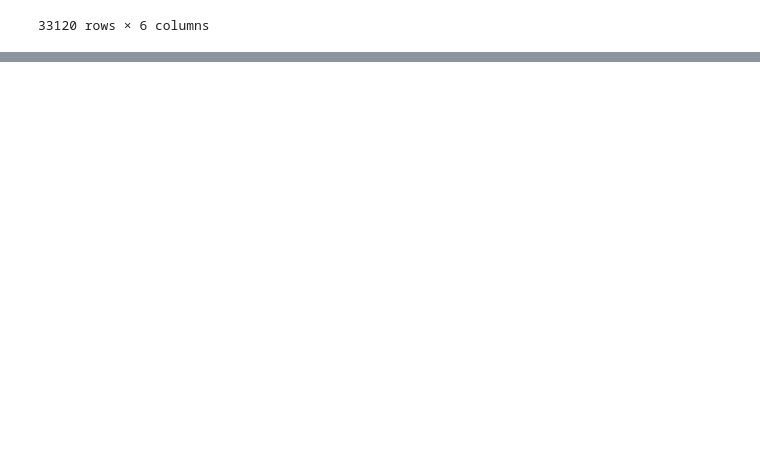
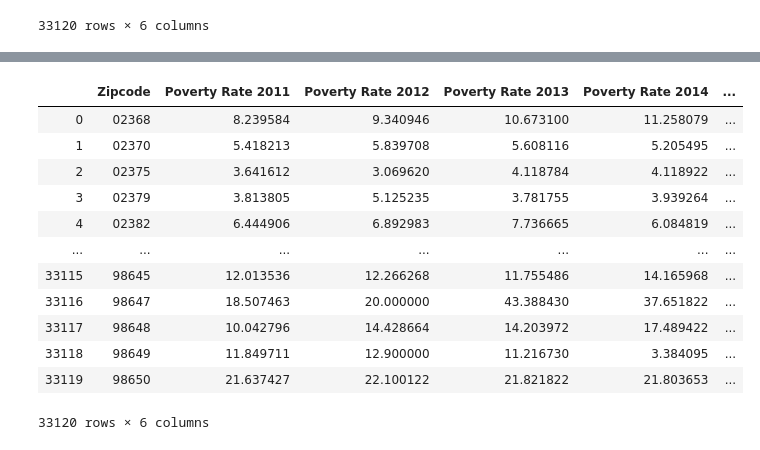
Before and after one commit to bugbhm/Project_1_group4, a Jupyter notebook: Project 1 - Hailey.ipynb, the cells around one changed output, grey strips where cells are left out. Saved outputs shown, nothing was run; the diff lists cells and outputs as text; code cells hidden in the pictures; blank space fills up the shorter version.

```diff
--- a/Project 1 - Hailey.ipynb
+++ b/Project 1 - Hailey.ipynb
@@ -67,10 +69,12 @@ census_2012 = census_2012.rename(columns={"B25064_001E": "Median Rent+Utilities
 #add in unemployment rate
 census_2012['Unemployment Rate 2012'] = census_2012['# Unemployed 2012'] / census_2012['Total Population 2012'] *100
 
+#add in Poverty rate
+census_2012['Poverty Rate 2012'] = census_2012['Poverty Count 2012'] / census_2012['Total Population 2012'] *100
 
 # Final DataFrame
 census_2012 = census_2012[["Zipcode", "Total Population 2012", "Household Income 2012",
-                       "Median Rent+Utilities 2012", "# Unemployed 2012", "Unemployment Rate 2012"]]
+                       "Median Rent+Utilities 2012", "# Unemployed 2012", "Unemployment Rate 2012", 'Poverty Rate 2012']]
 
 # Visualize
 print(len(census_2012))
@@ -107,10 +111,12 @@ census_2013 = census_2013.rename(columns={"B25064_001E": "Median Rent+Utilities
 #add in unemployment rate
 census_2013['Unemployment Rate 2013'] = census_2013['# Unemployed 2013'] / census_2013['Total Population 2013'] *100
 
+#add in Poverty rate
+census_2013['Poverty Rate 2013'] = census_2013['Poverty Count 2013'] / census_2013['Total Population 2013'] *100
 
 # Final DataFrame
 census_2013 = census_2013[["Zipcode", "Total Population 2013", "Household Income 2013",
-                       "Median Rent+Utilities 2013", "# Unemployed 2013", "Unemployment Rate 2013"]]
+                       "Median Rent+Utilities 2013", "# Unemployed 2013", "Unemployment Rate 2013", 'Poverty Rate 2013']]
 
 
 # Visualize
@@ -147,10 +153,12 @@ census_2014 = census_2014.rename(columns={"B25064_001E": "Median Rent+Utilities
 #add in unemployment rate
 census_2014['Unemployment Rate 2014'] = census_2014['# Unemployed 2014'] / census_2014['Total Population 2014'] *100
 
+#add in Poverty rate
+census_2014['Poverty Rate 2014'] = census_2014['Poverty Count 2014'] / census_2014['Total Population 2014'] *100
 
 # Final DataFrame
 census_2014 = census_2014[["Zipcode", "Total Population 2014", "Household Income 2014",
-                       "Median Rent+Utilities 2014", "# Unemployed 2014", "Unemployment Rate 2014"]]
+                       "Median Rent+Utilities 2014", "# Unemployed 2014", "Unemployment Rate 2014", 'Poverty Rate 2014']]
 
 # Visualize
 print(len(census_2014))
@@ -186,10 +194,12 @@ census_2015 = census_2015.rename(columns={"B25064_001E": "Median Rent+Utilities
 #add in unemployment rate
 census_2015['Unemployment Rate 2015'] = census_2015['# Unemployed 2015'] / census_2015['Total Population 2015'] *100
 
+#add in Poverty rate
+census_2015['Poverty Rate 2015'] = census_2015['Poverty Count 2015'] / census_2015['Total Population 2015'] *100
 
 # Final DataFrame
 census_2015 = census_2015[["Zipcode", "Total Population 2015", "Household Income 2015",
-                       "Median Rent+Utilities 2015", "# Unemployed 2015", "Unemployment Rate 2015"]]
+                       "Median Rent+Utilities 2015", "# Unemployed 2015", "Unemployment Rate 2015", 'Poverty Rate 2015']]
 
 # Visualize
 print(len(census_2015))
@@ -270,0 +302,18 @@ unempployment_rate
+# %%
+#povery rate table
+poverty_data = all_data[["Zipcode", "Poverty Rate 2011", "Poverty Rate 2012", "Poverty Rate 2013", "Poverty Rate 2014", "Poverty Rate 2015"]]
+poverty_data
+# %% [output]
+|  | Zipcode | Poverty Rate 2011 | Poverty Rate 2012 | Poverty Rate 2013 | Poverty Rate 2014 | ... |
+| 0 | 02368 | 8.239584 | 9.340946 | 10.673100 | 11.258079 | ... |
+| 1 | 02370 | 5.418213 | 5.839708 | 5.608116 | 5.205495 | ... |
+| 2 | 02375 | 3.641612 | 3.069620 | 4.118784 | 4.118922 | ... |
+| 3 | 02379 | 3.813805 | 5.125235 | 3.781755 | 3.939264 | ... |
+| 4 | 02382 | 6.444906 | 6.892983 | 7.736665 | 6.084819 | ... |
+| ... | ... | ... | ... | ... | ... | ... |
+| 33115 | 98645 | 12.013536 | 12.266268 | 11.755486 | 14.165968 | ... |
+| 33116 | 98647 | 18.507463 | 20.000000 | 43.388430 | 37.651822 | ... |
+| 33117 | 98648 | 10.042796 | 14.428664 | 14.203972 | 17.489422 | ... |
+| 33118 | 98649 | 11.849711 | 12.900000 | 11.216730 | 3.384095 | ... |
+| 33119 | 98650 | 21.637427 | 22.100122 | 21.821822 | 21.803653 | ... |
+33120 rows × 6 columns
```
Also changed, not shown: parts of 6 cells of this notebook, 1 other file.
